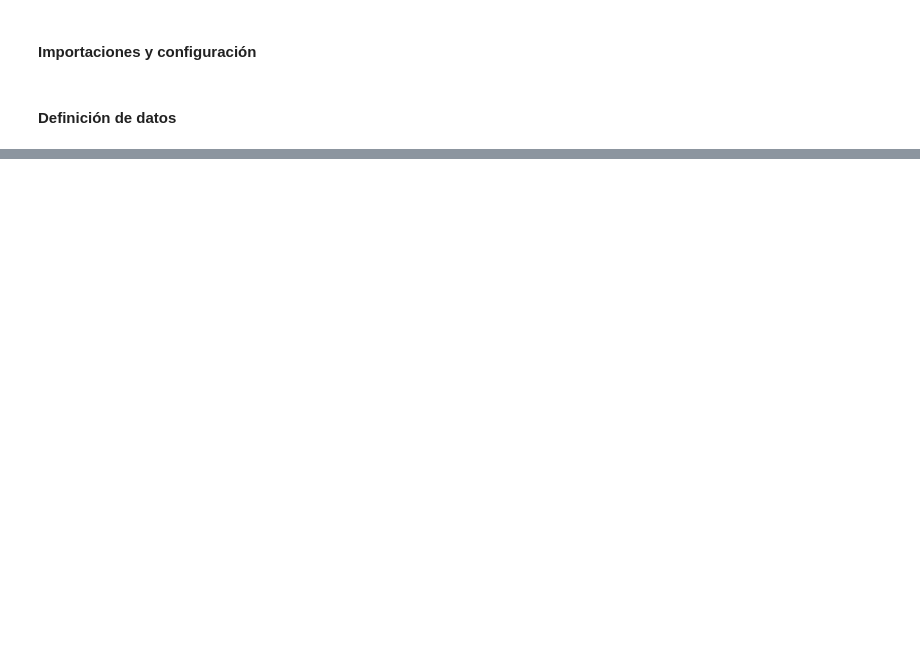
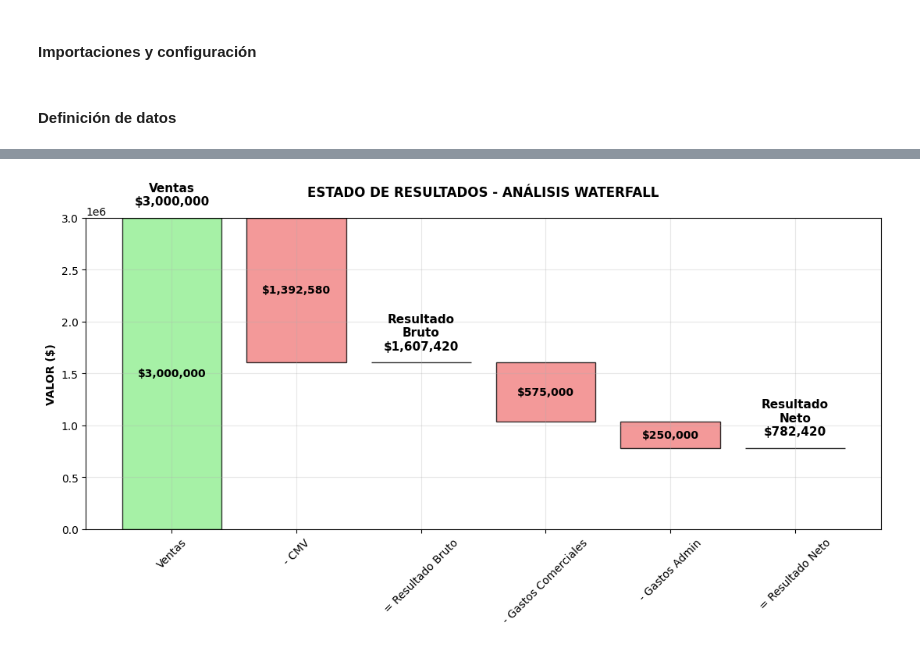
Before and after one commit to licette32/calculo-costos-rendimientos-2025, a Jupyter notebook: Parte-B/5B-costos.ipynb, the cells around one changed output, grey strips where cells are left out. Drawn from its saved outputs; the diff is of its cells as text; code cells hidden in the pictures; blank space fills up the shorter version.

```diff
--- a/Parte-B/5B-costos.ipynb
+++ b/Parte-B/5B-costos.ipynb
@@ -89,0 +545,38 @@ df_resumen
+# %%
+# Waterfall Chart del Estado de Resultados
+fig, ax = plt.subplots(figsize=(11, 6))
+
+# Datos para waterfall
+steps = ['Ventas', '- CMV', '= Resultado Bruto', '- Gastos Comerciales',
+         '- Gastos Admin', '= Resultado Neto']
+values = [3000000, -1392580, 0, -575000, -250000, 0]
+cumulative = [0, 3000000, 1607420, 1607420, 1032420, 782420]
+
+colors = ['lightgreen', 'lightcoral', 'navy', 'lightcoral', 'lightcoral', 'navy']
+
+bars = ax.bar(steps, values, bottom=cumulative[:len(steps)],
+              color=colors, edgecolor='black', alpha=0.8)
+
+# Añadir valores
+for i, (bar, val) in enumerate(zip(bars, values)):
+    if val != 0:
+        height = bar.get_height()
+        y_pos = cumulative[i] + height/2
+        ax.text(bar.get_x() + bar.get_width()/2, y_pos,
+                f'${abs(val):,.0f}', ha='center', va='center',
+                fontweight='bold', fontsize=10)
+
+# Etiquetas finales
+final_values = [3000000, 1607420, 782420]
+final_labels = ['Ventas', 'Resultado\nBruto', 'Resultado\nNeto']
+for i, (x, y, label) in enumerate(zip([0, 2, 5], final_values, final_labels)):
+    ax.text(x, y + 100000, f'{label}\n${y:,.0f}',
+             ha='center', va='bottom', fontweight='bold', fontsize=11)
+
+ax.set_ylabel('VALOR ($)', fontweight='bold')
+ax.set_title('ESTADO DE RESULTADOS - ANÁLISIS WATERFALL', fontweight='bold', pad=20)
+plt.xticks(rotation=45)
+plt.tight_layout()
+plt.show()
+# %% [output]
+[figure, added]
```
Also changed, not shown: parts of 25 cells of this notebook, 1 other file.
